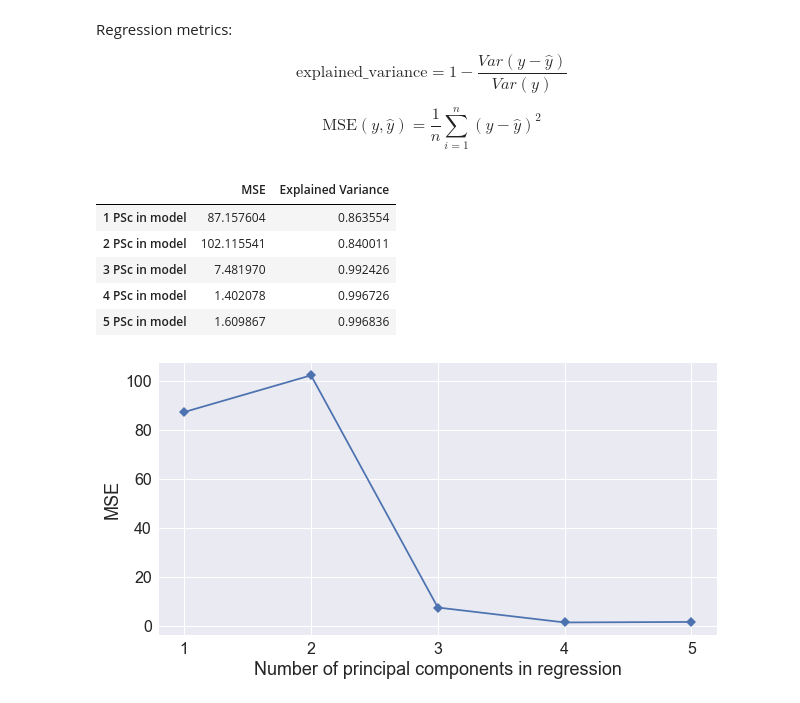
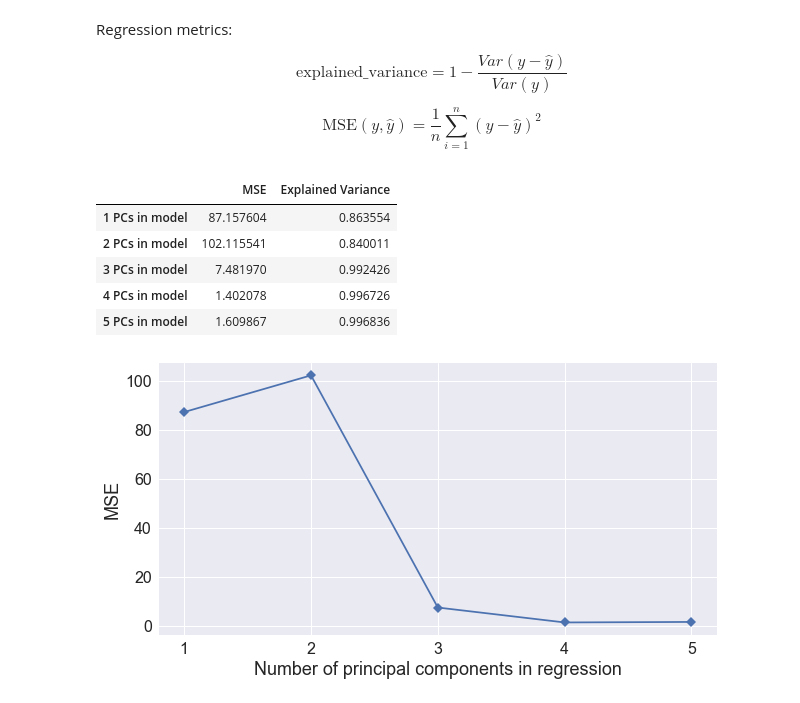
Before and after one commit to smotrova/Python-PCA, a Jupyter notebook: notebooks/principal_component_regression.ipynb, the cells around one changed output. Cells and saved outputs as stored; diff of their text form; code cells hidden in the pictures.

```diff
--- a/notebooks/principal_component_regression.ipynb
+++ b/notebooks/principal_component_regression.ipynb
@@ -111,33 +111,33 @@ $$\text{MSE}(y, \hat{y})=\frac{1}{n}\displaystyle\sum_{i=1}^{n}(y-\hat{y})^2 $$
 # %%
 # perform cross-validation on the training data
 # we compare models based on two differenet metrics 'mse' and 'explained_variance'
 
 #(M-1) is a max number of principal components in a model
 # the number of predictors < the number of observations to fit a regression model
 
 M = 6
 
 mse=[]
 expl_var=[]
 
 for i in range(1,M):
     score_mse = - cross_val_score(lm, pcs_train[:, :i], y_train,
                                   cv=kf_, scoring='neg_mean_squared_error').mean()
 
     score_expl_var = cross_val_score(lm, pcs_train[:, :i], y_train,
                                      cv=kf_, scoring='explained_variance').mean()
     mse.append(score_mse)
     expl_var.append(score_expl_var)
 
 pd.DataFrame({'MSE':mse, 'Explained Variance':expl_var},
-             index=[str(i)+' PSc in model' for i in range(1,M)])
+             index=[str(i)+' PCs in model' for i in range(1,M)])
 # %% [output]
 |  | MSE | Explained Variance |
-| 1 PSc in model | 87.157604 | 0.863554 |
-| 2 PSc in model | 102.115541 | 0.840011 |
-| 3 PSc in model | 7.481970 | 0.992426 |
-| 4 PSc in model | 1.402078 | 0.996726 |
-| 5 PSc in model | 1.609867 | 0.996836 |
+| 1 PCs in model | 87.157604 | 0.863554 |
+| 2 PCs in model | 102.115541 | 0.840011 |
+| 3 PCs in model | 7.481970 | 0.992426 |
+| 4 PCs in model | 1.402078 | 0.996726 |
+| 5 PCs in model | 1.609867 | 0.996836 |
 # %%
 plt.figure(figsize=(10,5))
 plt.style.use('seaborn')
```
